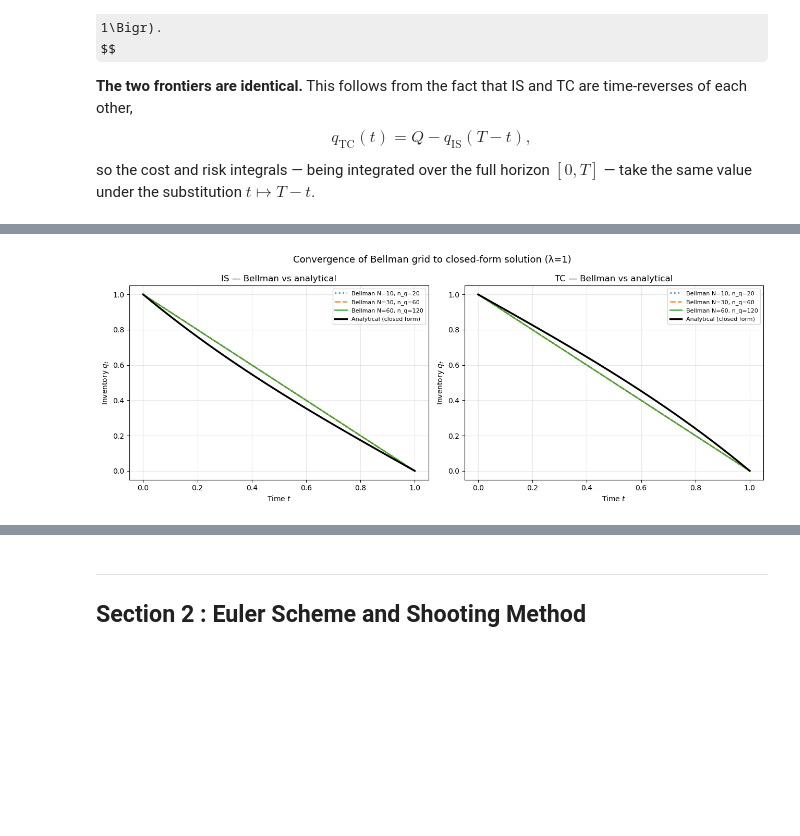
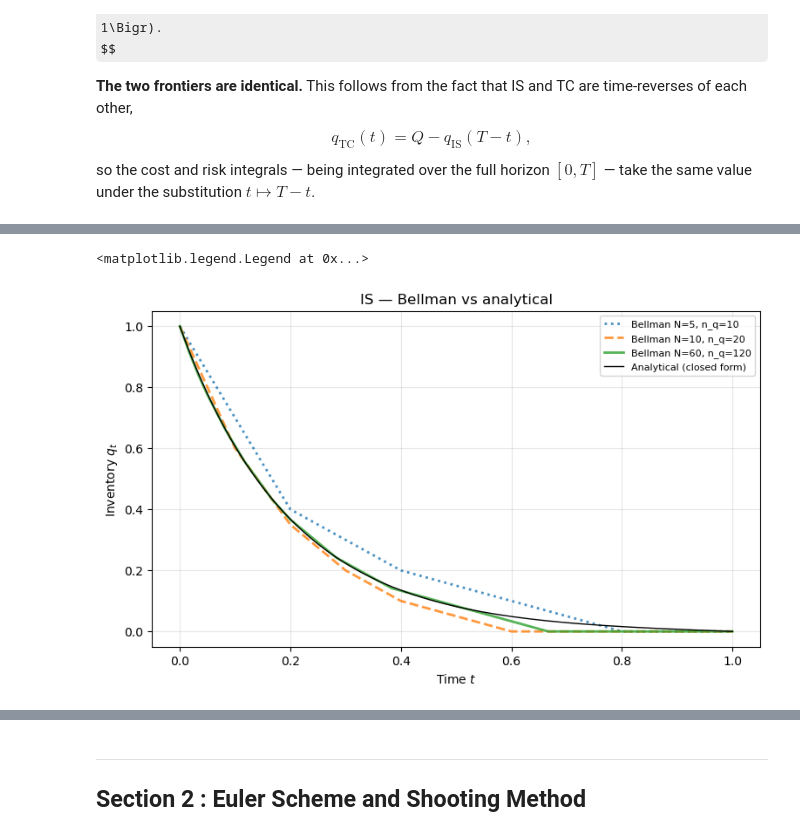
Before and after one commit to BenjaminFernandesNeres/almgren-chriss-extensions, a Jupyter notebook: main.ipynb, the cells around one changed output, grey strips where cells are left out. Cells and saved outputs as stored; diff of their text form; code cells hidden in the pictures; some formulas as TeX source; blank space fills up the shorter version.

Commit message:
Updated Q4 with new graphs and detailled explanations

```diff
--- a/main.ipynb
+++ b/main.ipynb
@@ -65,8 +65,8 @@ A trader holds $Q$ shares of a risky asset $S$ and must liquidate by time $T$.
 # ── Shared model parameters ────────────────────────────────────────────────
 Q     = 1.0    # initial inventory (normalised to 1)
 T     = 1.0    # liquidation horizon (in days or any consistent unit)
-sigma = 0.3    # asset volatility
-eta   = 0.1    # temporary market impact coefficient
+sigma = 0.5    # asset volatility
+eta   = 0.01    # temporary market impact coefficient
 lam   = 1.0    # risk-aversion coefficient (lambda)
 # %% [markdown]
 ### Question 1 : Optimal static strategies (closed form)
@@ -198,35 +246,28 @@ with $V_N(0)=0$, $V_N(q)=+\infty$ for $q>0$.
 # %%
+
 lam_bellman = 1.0   # fix lambda for the comparison
 
 # Analytical solutions
 t_is_exact, q_is_exact, _ = optimal_strategy_is(Q, T, sigma, eta, lam_bellman)
 t_tc_exact, q_tc_exact, _ = optimal_strategy_tc(Q, T, sigma, eta, lam_bellman)
 
-fig, axes = plt.subplots(1, 2, figsize=(13, 5))
 
-# Run Bellman for increasing grid sizes to show convergence
-for N_grid, n_q_grid, style in [(10, 20, ':'), (30, 60, '--'), (60, 120, '-')]:
+# Run Bellman for IS
+for N_grid, n_q_grid, style in [(5, 10, ':'), (10, 20, '--'), (60, 120, '-')]:
     label = f'Bellman N={N_grid}, n_q={n_q_grid}'
 
     t_b_is, _, q_b_is = bellman_is(Q, T, sigma, eta, lam_bellman, N=N_grid, n_q=n_q_grid)
-    t_b_tc, _, q_b_tc = bellman_tc(Q, T, sigma, eta, lam_bellman, N=N_grid, n_q=n_q_grid)
 
-    axes[0].plot(t_b_is, q_b_is, style, alpha=0.8, label=label)
-    axes[1].plot(t_b_tc, q_b_tc, style, alpha=0.8, label=label)
+    plt.plot(t_b_is, q_b_is, style, alpha=0.8, label=label)
 
 # Overlay analytical solution
-axes[0].plot(t_is_exact, q_is_exact, 'k-', linewidth=2.5, label='Analytical (closed form)')
-axes[1].plot(t_tc_exact, q_tc_exact, 'k-', linewidth=2.5, label='Analytical (closed form)')
+plt.plot(t_is_exact, q_is_exact, 'k-', linewidth=1, label='Analytical (closed form)')
 
-axes[0].set_title('IS — Bellman vs analytical')
-axes[1].set_title('TC — Bellman vs analytical')
-for ax in axes:
-    ax.set_xlabel('Time $t$')
-    ax.set_ylabel('Inventory $q_t$')
-    ax.legend(fontsize=8)
+plt.title('IS — Bellman vs analytical')
 
-plt.suptitle('Convergence of Bellman grid to closed-form solution (λ=1)', fontsize=13)
-plt.tight_layout()
-plt.show()
+plt.xlabel('Time $t$')
+plt.ylabel('Inventory $q_t$')
+plt.legend(fontsize=8)
 # %% [output]
+<matplotlib.legend.Legend at 0x...>
-[figure, old version]
+[figure, new version]
```
Also changed, not shown: parts of 7 cells of this notebook.
